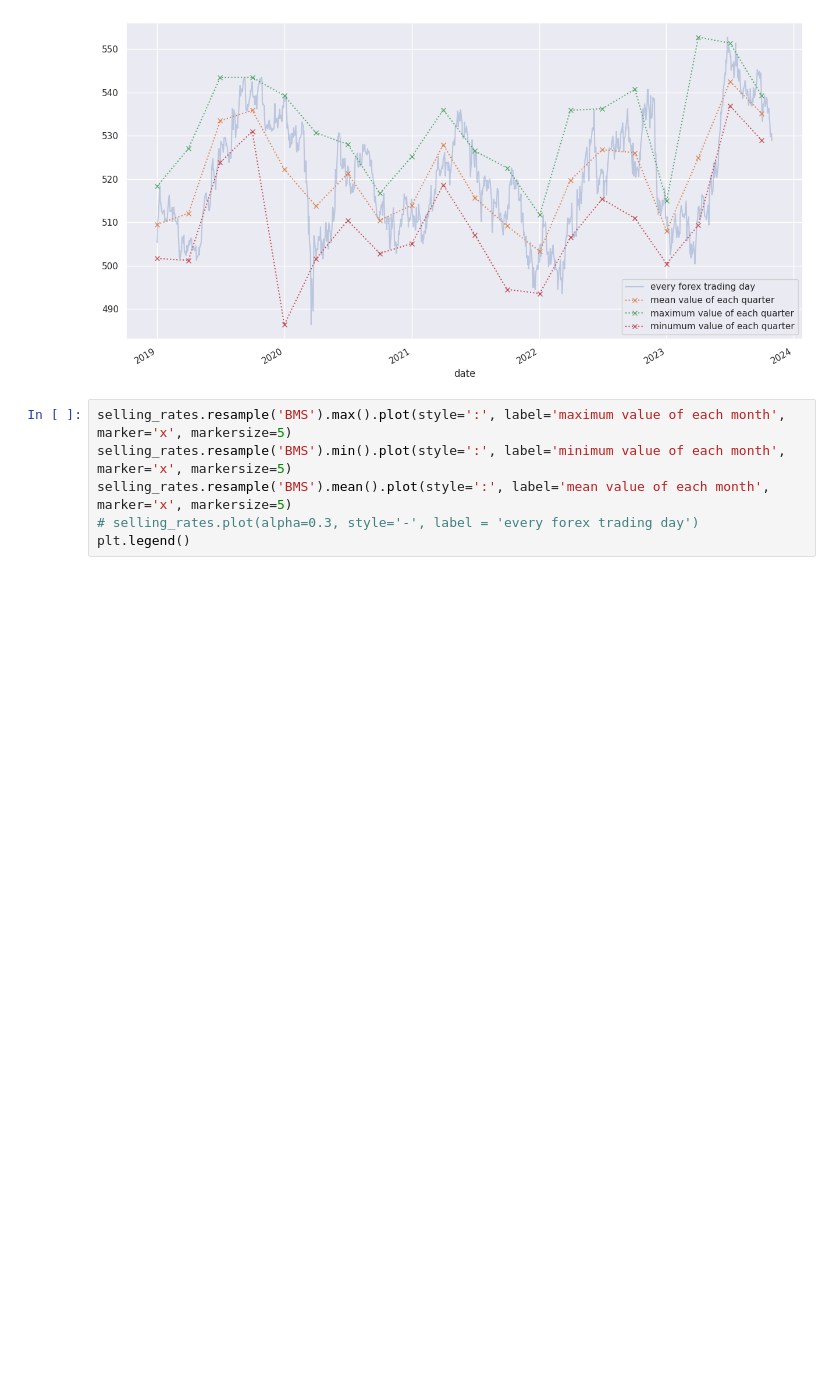
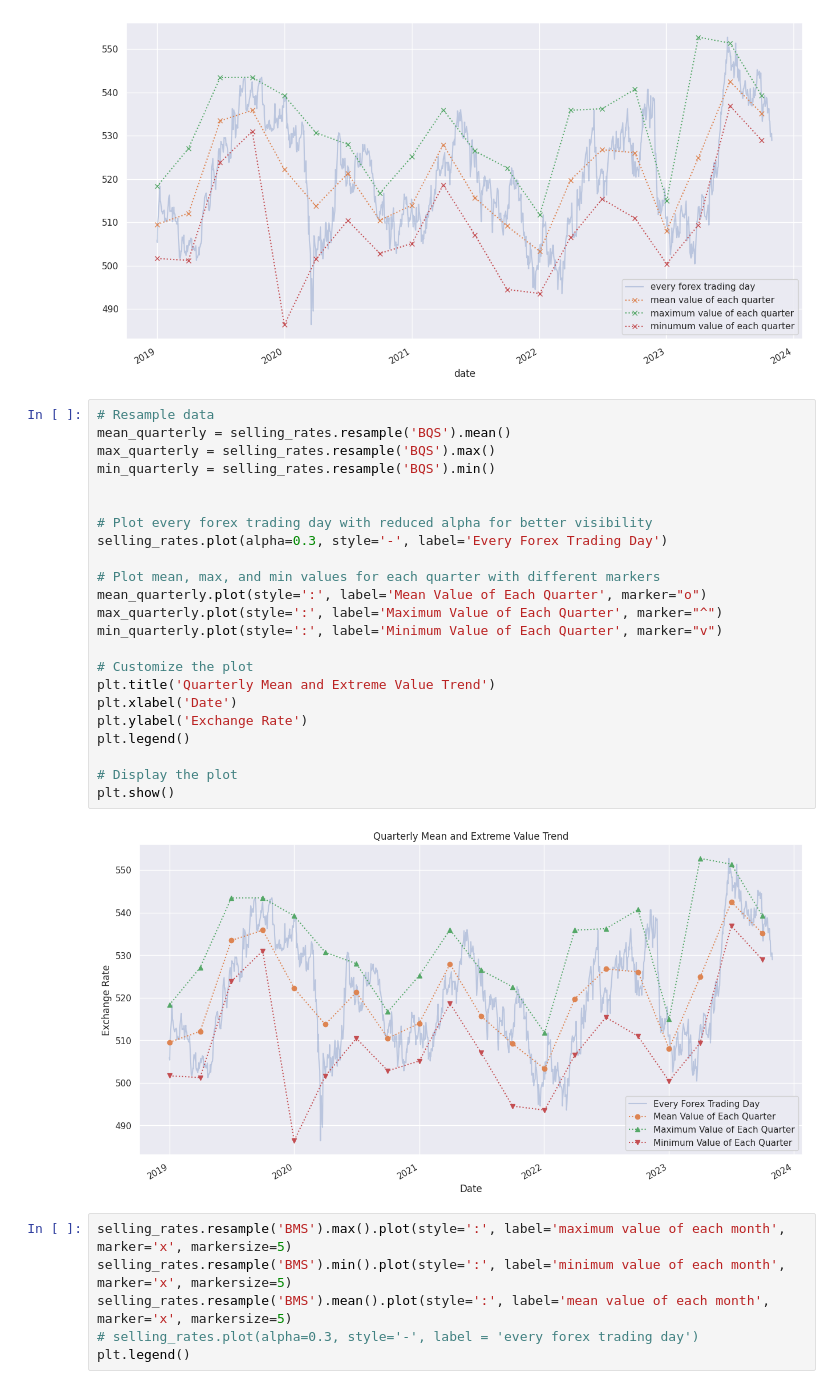
Before and after one commit to 5JKY/Project, a Jupyter notebook: data_visualization.ipynb, the cells around one changed output. Cells and saved outputs as stored; diff of their text form; blank space fills up the shorter version.

Commit message:
better visual monthly and quartly extreme and mean value trend

```diff
--- a/data_visualization.ipynb
+++ b/data_visualization.ipynb
@@ -395,6 +395,31 @@ plt.legend()
 # %% [output]
 <matplotlib.legend.Legend at 0x...>
 [figure]
+# %%
+# Resample data
+mean_quarterly = selling_rates.resample('BQS').mean()
+max_quarterly = selling_rates.resample('BQS').max()
+min_quarterly = selling_rates.resample('BQS').min()
+
+
+# Plot every forex trading day with reduced alpha for better visibility
+selling_rates.plot(alpha=0.3, style='-', label='Every Forex Trading Day')
+
+# Plot mean, max, and min values for each quarter with different markers
+mean_quarterly.plot(style=':', label='Mean Value of Each Quarter', marker="o")
+max_quarterly.plot(style=':', label='Maximum Value of Each Quarter', marker="^")
+min_quarterly.plot(style=':', label='Minimum Value of Each Quarter', marker="v")
+
+# Customize the plot
+plt.title('Quarterly Mean and Extreme Value Trend')
+plt.xlabel('Date')
+plt.ylabel('Exchange Rate')
+plt.legend()
+
+# Display the plot
+plt.show()
+# %% [output]
+[figure, added]
 # %%
 selling_rates.resample('BMS').max().plot(style=':', label='maximum value of each month', marker='x', markersize=5)
 selling_rates.resample('BMS').min().plot(style=':', label='minimum value of each month', marker='x', markersize=5)
```
Also changed, not shown: parts of 1 cell of this notebook.
